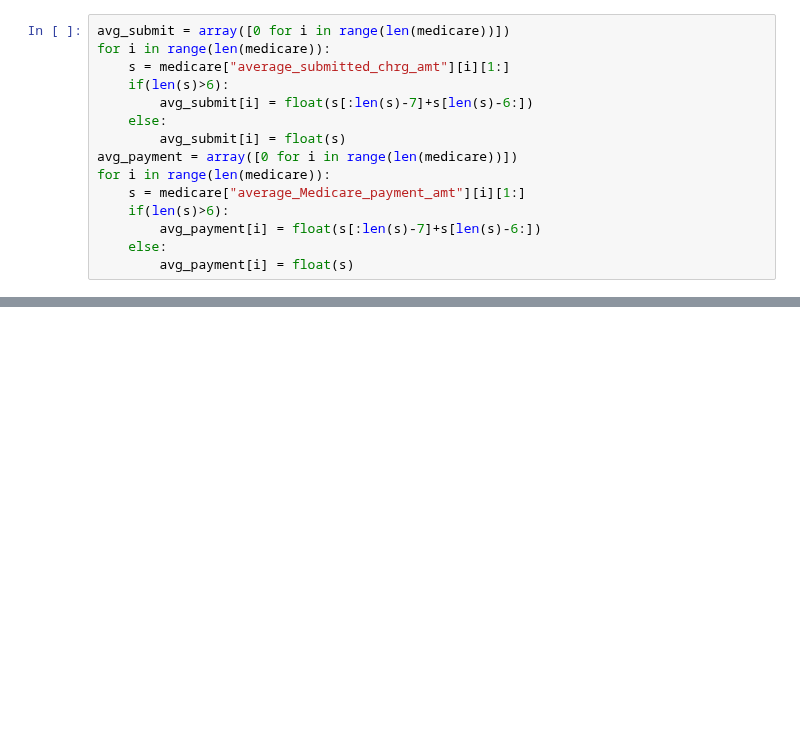
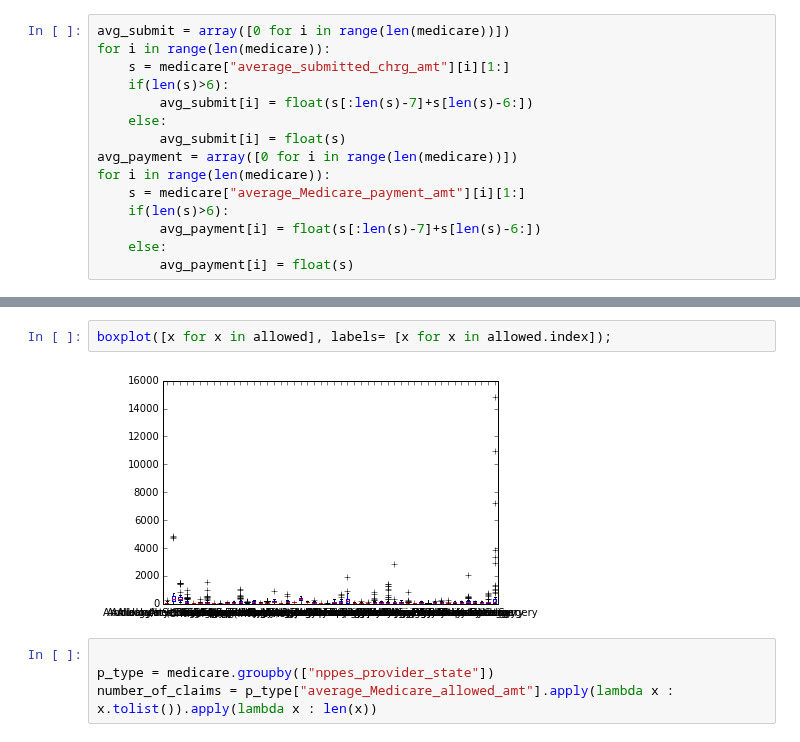
Before and after one commit to Chuphay/school, a Jupyter notebook: dviz/small.ipynb, the cells around one changed output, grey strips where cells are left out. Saved outputs shown, nothing was run; the diff lists cells and outputs as text; blank space fills up the shorter version.

```diff
--- a/dviz/small.ipynb
+++ b/dviz/small.ipynb
@@ -131,0 +155,8 @@ plt.show()
+# %%
+boxplot([x for x in allowed], labels= [x for x in allowed.index]);
+# %% [output]
+[figure, added]
+# %%
+
+p_type = medicare.groupby(["nppes_provider_state"])
+number_of_claims = p_type["average_Medicare_allowed_amt"].apply(lambda x : x.tolist()).apply(lambda x : len(x))
```
Also changed, not shown: parts of 16 cells of this notebook.
